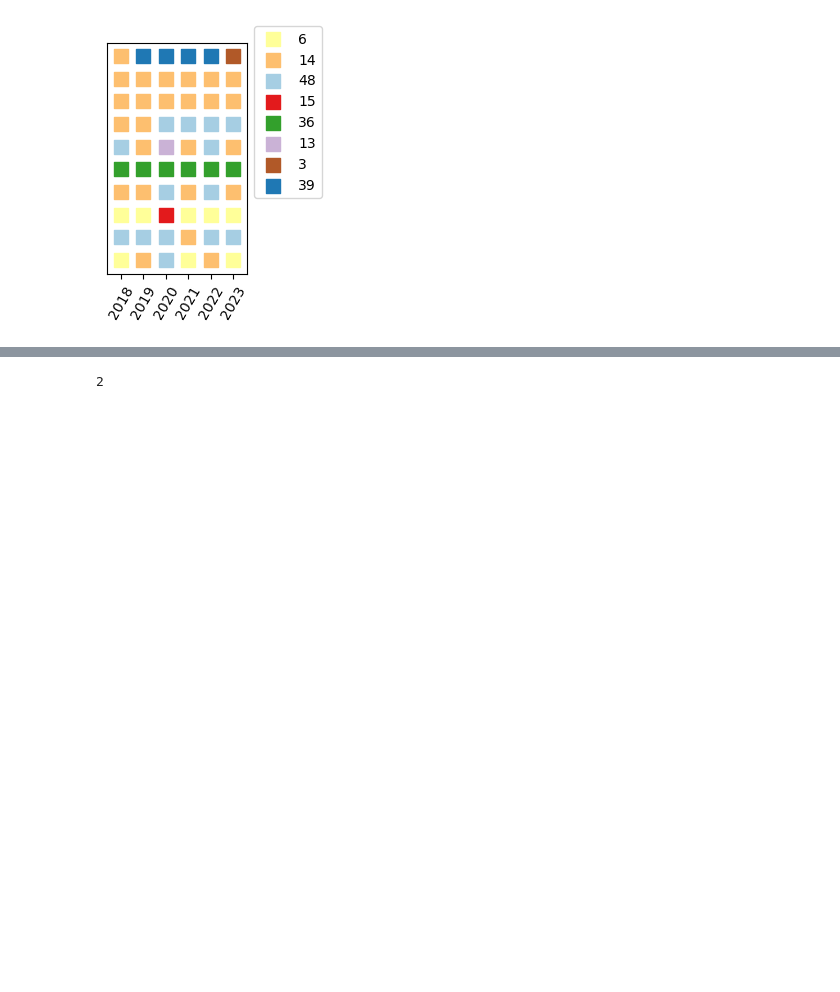
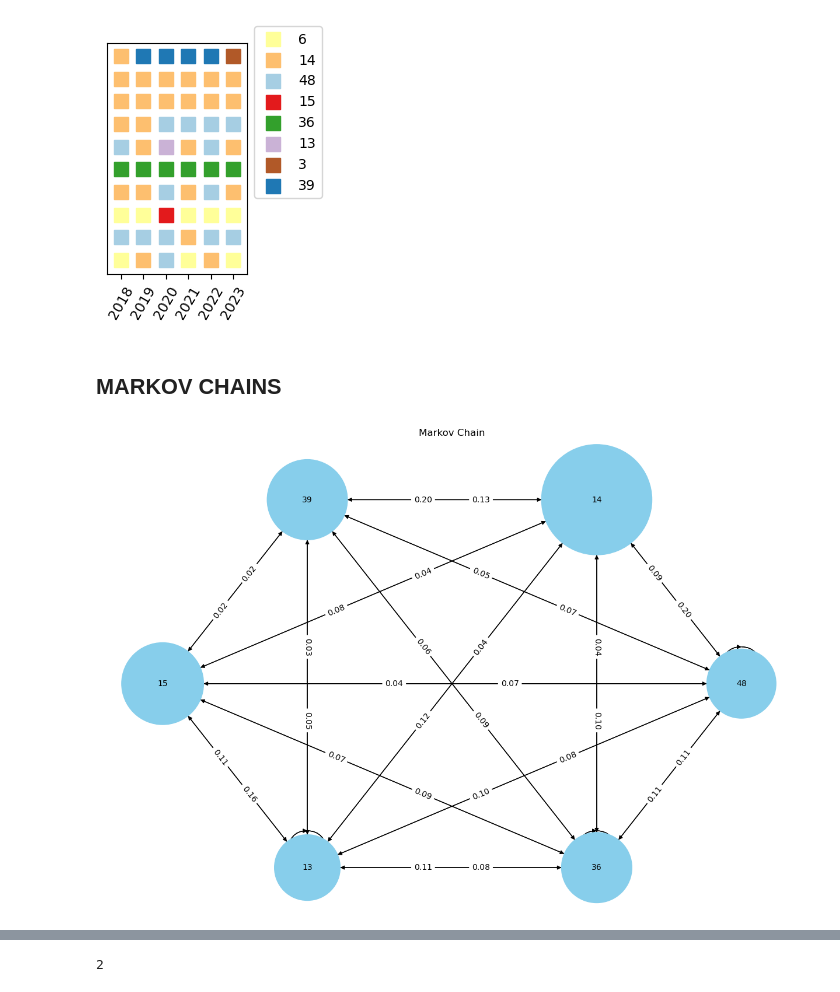
Before and after one commit to JuanesLamilla/TemporalClusterNet, a Jupyter notebook: time_series.ipynb, the cells around one changed output, grey strips where cells are left out. Saved outputs shown, nothing was run; the diff lists cells and outputs as text; code cells hidden in the pictures; blank space fills up the shorter version.

Commit message:
Update subspace clustering testing

```diff
--- a/time_series.ipynb
+++ b/time_series.ipynb
@@ -97,3 +102,5 @@ plt = plot_sequences(cluster_sequence[100:110], colors='Paired_r', x_labels=year
 plt.show()
 # %% [output]
 [figure]
+# %% [markdown]
+## MARKOV CHAINS
@@ -99,0 +110,66 @@ plt.show()
+# %%
+# sequences
+sequences = cluster_sequence
+
+# Count transitions
+transition_counts = defaultdict(lambda: defaultdict(int))
+state_counts = defaultdict(int)
+for sequence in sequences:
+    for i in range(len(sequence) - 1):
+        current_state = sequence[i]
+        next_state = sequence[i + 1]
+        transition_counts[current_state][next_state] += 1
+        state_counts[current_state] += 1
+    # Count the last state in the sequence
+    state_counts[sequence[-1]] += 1
+
+# Filter out states with fewer than 10 appearances
+filtered_states = {state for state, count in state_counts.items() if count >= 500}
+
+# Normalize counts to obtain transition probabilities
+transition_matrix = defaultdict(lambda: defaultdict(float))
+for state, next_states in transition_counts.items():
+    if state in filtered_states:
+        total_transitions = sum(next_states[next_state] for next_state in next_states if next_state in filtered_states)
+        for next_state, count in next_states.items():
+            if next_state in filtered_states:
+                transition_matrix[state][next_state] = count / total_transitions
+
+# Create a directed graph
+G = nx.DiGraph()
+
+# Add edges to the graph, filtering out low probability transitions
+for state, next_states in transition_matrix.items():
+    for next_state, probability in next_states.items():
+        if probability >= 0.01:
+            G.add_edge(state, next_state, weight=probability, label=f"{probability:.2f}")
+
+# Combine back-and-forth edge labels
+combined_edge_labels = {}
+for u, v, data in G.edges(data=True):
+    if (v, u) in G.edges:
+        combined_label = f"{data['label']} | {G[v][u]['label']}"
+        combined_edge_labels[(u, v)] = combined_label
+        combined_edge_labels[(v, u)] = combined_label
+    else:
+        combined_edge_labels[(u, v)] = data['label']
+
+# Calculate node sizes based on state counts
+node_sizes = [state_counts[state] * 3 for state in G.nodes()]
+
+# Draw the graph without edges
+plt.figure(figsize=(12, 8))  # Increase the figure size
+pos = nx.shell_layout(G)  # positions for all nodes, k controls the distance between nodes
+nx.draw(G, pos, with_labels=True, node_size=node_sizes, node_color='skyblue', font_size=10)
+
+# Draw self-loop edges separately with a different connection style
+loop_edges = [(u, v) for u, v in G.edges() if u == v]
+nx.draw_networkx_edges(G, pos, edgelist=loop_edges, connectionstyle='arc3,rad=0.5')
+
+# Draw combined edge labels with a slight offset
+nx.draw_networkx_edge_labels(G, pos, edge_labels=edge_labels, label_pos=0.6)
+
+plt.title("Markov Chain")
+plt.show()
+# %% [output]
+[figure, added]
```
Also changed, not shown: parts of 17 cells of this notebook, 6 other files.
